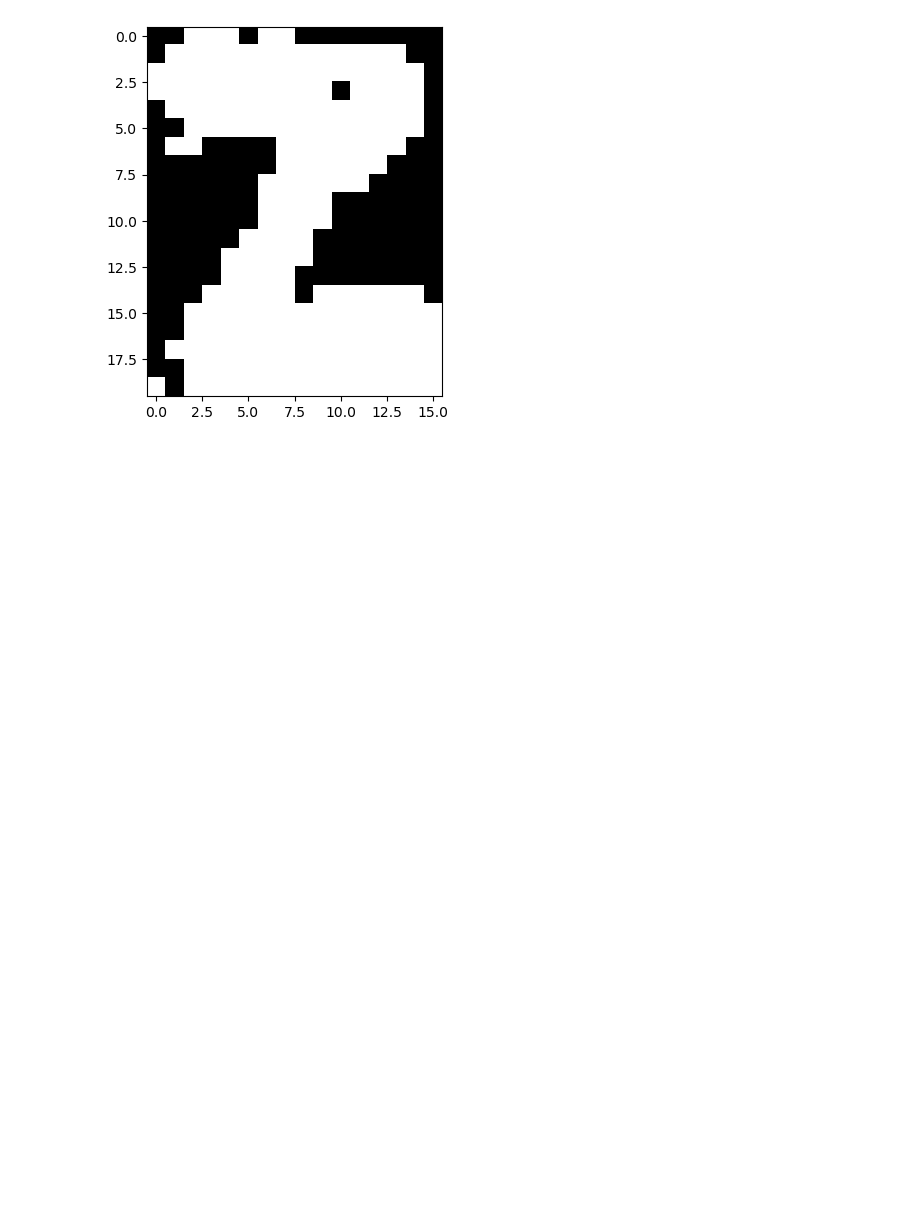
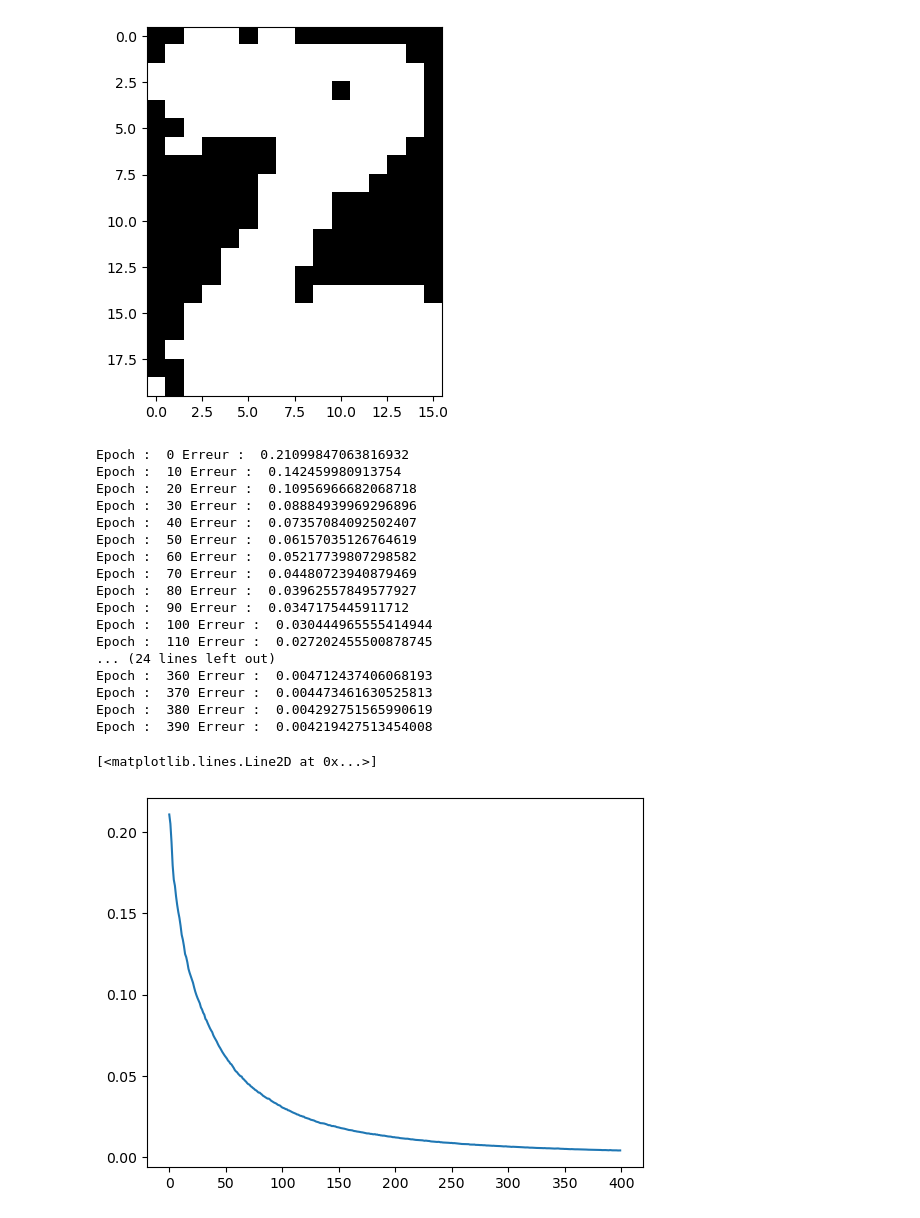
Before and after one commit to zack242/Deep-Learing-II, a Jupyter notebook: AlphaDigit.ipynb, the cells around one changed output. Drawn from its saved outputs; the diff is of its cells as text; code cells hidden in the pictures; blank space fills up the shorter version.

```diff
--- a/AlphaDigit.ipynb
+++ b/AlphaDigit.ipynb
@@ -33,3 +33,30 @@ generer_image_RBM(Rbm, 500, 3)
 [figure]
 [figure]
 [figure]
+# %%
+X = lire_alpha_digit(['A','B','9'])
+p = len(X[0])
+q = 100
+Rbm = init_RBM(p,q)
+Rbm,error = train_RBM(Rbm,X,learning_rate=0.1, epochs=400, batch_size=10)
+plt.plot(error)
+# %% [output]
+Epoch :  0 Erreur :  0.21099847063816932
+Epoch :  10 Erreur :  0.142459980913754
+Epoch :  20 Erreur :  0.10956966682068718
+Epoch :  30 Erreur :  0.08884939969296896
+Epoch :  40 Erreur :  0.07357084092502407
+Epoch :  50 Erreur :  0.06157035126764619
+Epoch :  60 Erreur :  0.05217739807298582
+Epoch :  70 Erreur :  0.04480723940879469
+Epoch :  80 Erreur :  0.03962557849577927
+Epoch :  90 Erreur :  0.0347175445911712
+Epoch :  100 Erreur :  0.030444965555414944
+Epoch :  110 Erreur :  0.027202455500878745
+... (24 lines left out)
+Epoch :  360 Erreur :  0.004712437406068193
+Epoch :  370 Erreur :  0.004473461630525813
+Epoch :  380 Erreur :  0.004292751565990619
+Epoch :  390 Erreur :  0.004219427513454008
+[<matplotlib.lines.Line2D at 0x...>]
+[figure, added]
```
Also changed, not shown: parts of 3 cells of this notebook.
